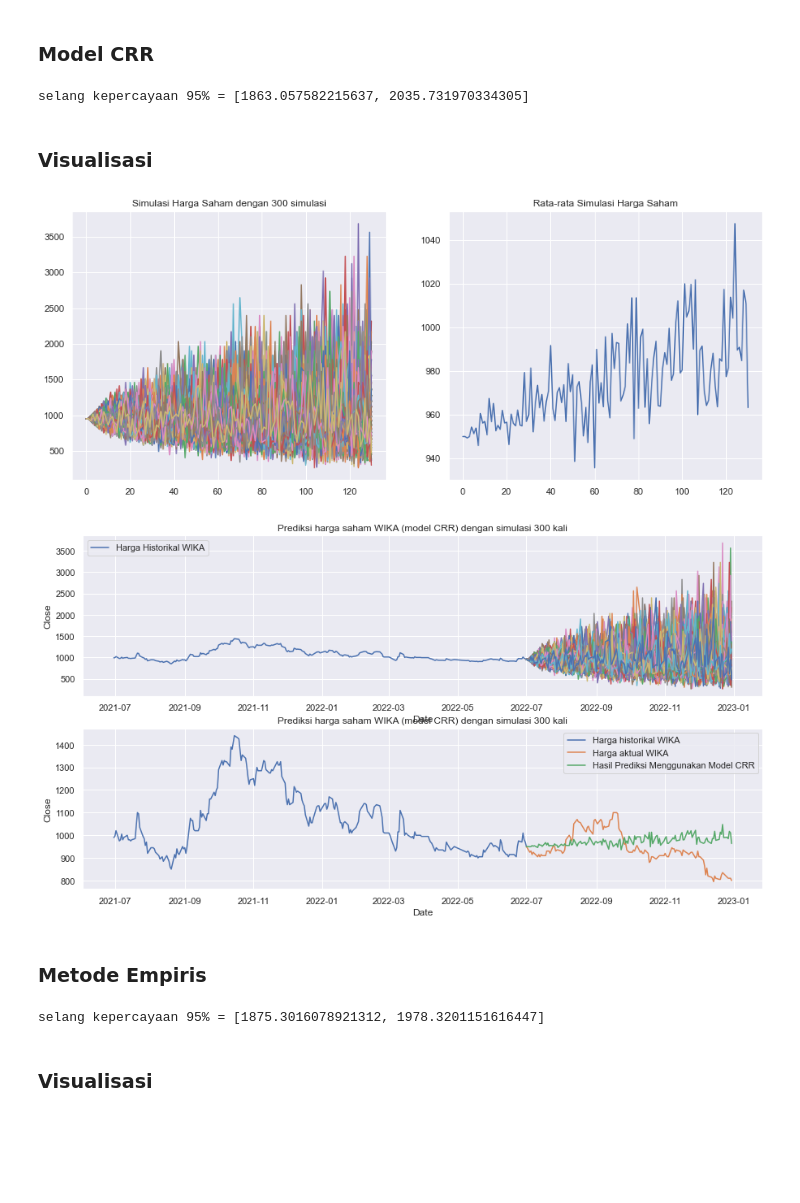
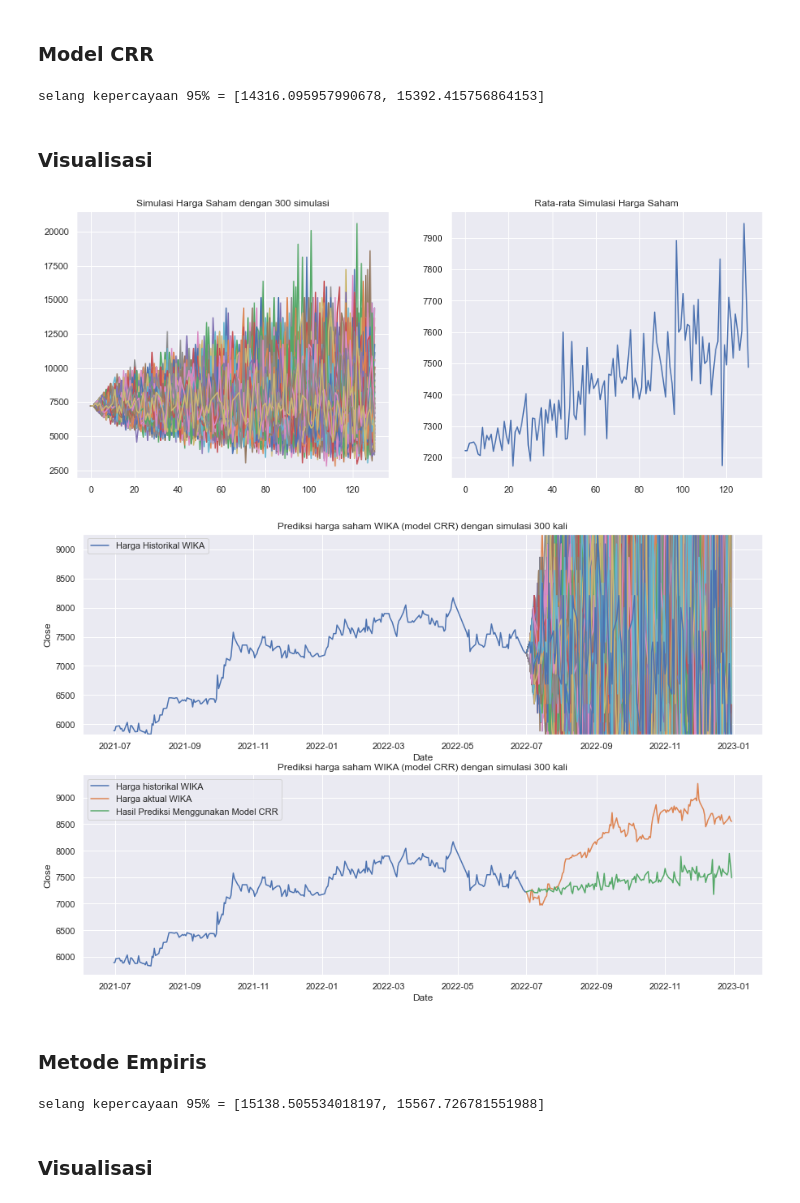
Before and after one commit to Heritsam/monte-carlo-stocks-prediction, a Jupyter notebook: binomial.ipynb, the cells around one changed output. Saved outputs shown, nothing was run; the diff lists cells and outputs as text; code cells hidden in the pictures; blank space fills up the shorter version.

Commit message:
update plot

```diff
--- a/binomial.ipynb
+++ b/binomial.ipynb
@@ -21,7 +21,7 @@ from pandas_datareader import data as pdr
 # sns.set_style('whitegrid')
 sns.set()
 # %%
-ywika = yf.Ticker('WIKA.JK')
+ywika = yf.Ticker('BBCA.JK')
 
 # get historical market data
 overall = ywika.history(start='2021-06-30', end='2022-12-30')
@@ -218,7 +218,7 @@ confidence_interval = [avg - 1.96 * std, avg + 1.96 * std]
 
 print('selang kepercayaan 95% =', confidence_interval)
 # %% [output]
-selang kepercayaan 95% = [1863.057582215637, 2035.731970334305]
+selang kepercayaan 95% = [14316.095957990678, 15392.415756864153]
 # %% [markdown]
 ### Visualisasi
 # %%
@@ -237,24 +237,26 @@ ax2.title.set_text('Rata-rata Simulasi Harga Saham')
 
 plt.show()
 # %% [output]
-[figure, old version]
+[figure, new version]
 # %%
-fig, (ax1, ax2) = plt.subplots(2, 1, figsize=(15, 8))
+fig, (ax1, ax2) = plt.subplots(2, 1, figsize=(15, 10))
 
 sns.lineplot(data=hist.Close, ax=ax1, label='Harga Historikal WIKA')
 sns.lineplot(data=actual.Close, ax=ax1)
 [sns.lineplot(data=pd.Series(k[1:], index=actual.index), ax=ax1) for k in smt]
 
 sns.lineplot(data=hist['Close'], label='Harga historikal WIKA', ax=ax2)
 sns.lineplot(data=actual['Close'], label='Harga aktual WIKA', ax=ax2)
 sns.lineplot(data=pd.Series(smean_crr[1:], index=actual.index), label='Hasil Prediksi Menggunakan Model CRR', ax=ax2)
 
 ax1.set_title(f'Prediksi harga saham WIKA (model CRR) dengan simulasi {simulations} kali')
 ax2.set_title(f'Prediksi harga saham WIKA (model CRR) dengan simulasi {simulations} kali')
 
+ax1.set_ylim(top=max(actual.Close.max(), hist.Close.max()), bottom=min(actual.Close.min(), hist.Close.min()))
+
 plt.show()
 # %% [output]
-[figure, old version]
+[figure, new version]
 # %% [markdown]
 ### Metode Empiris
 # %%
@@ -281,7 +283,7 @@ confidence_interval = [avg - 1.96 * std, avg + 1.96 * std]
 
 print('selang kepercayaan 95% =', confidence_interval)
 # %% [output]
-selang kepercayaan 95% = [1875.3016078921312, 1978.3201151616447]
+selang kepercayaan 95% = [15138.505534018197, 15567.726781551988]
 # %% [markdown]
 ### Visualisasi
 # %%
```
Also changed, not shown: parts of 11 cells of this notebook.
